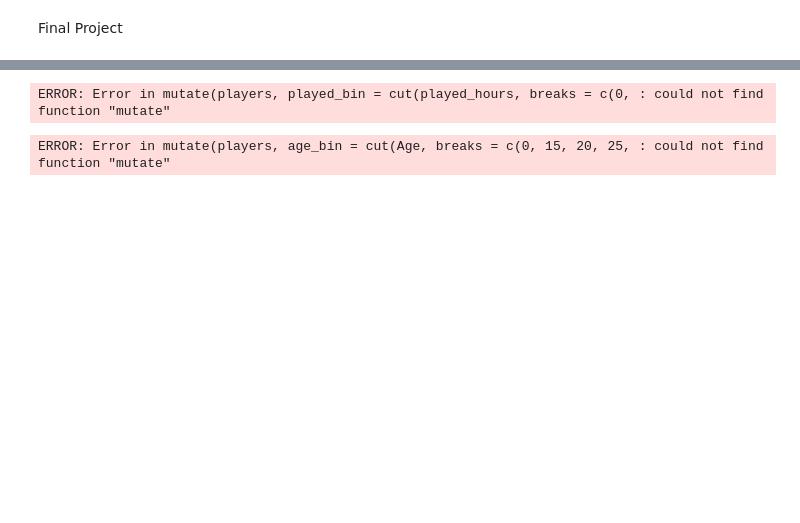
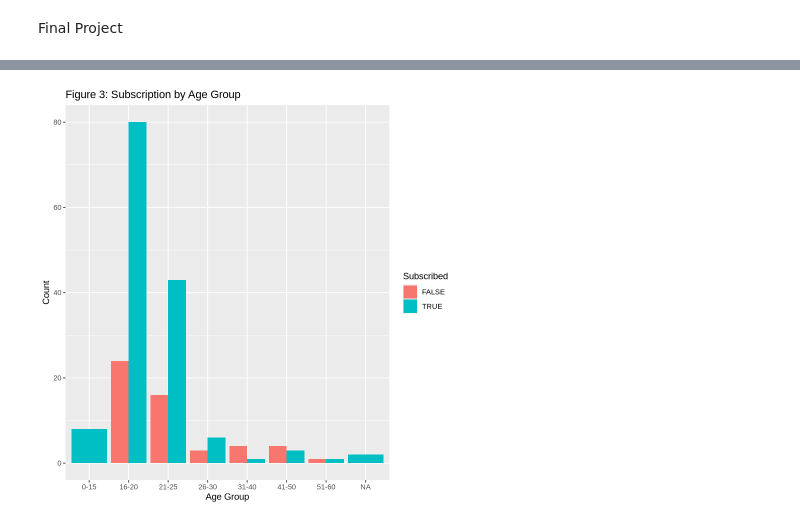
Before and after one commit to saclovessoup/dsci-100-project, a Jupyter notebook: Project_Final.ipynb, the cells around one changed output, grey strips where cells are left out. Cells and saved outputs as stored; diff of their text form; code cells hidden in the pictures; blank space fills up the shorter version.

```diff
--- a/Project_Final.ipynb
+++ b/Project_Final.ipynb
@@ -73,30 +72,18 @@ ERROR: Error in ggplot(summarise(group_by(players, experience), subscribe_rate =
 # %%
 players_clean <- players |>
-  mutate(played_bin = cut(played_hours, breaks = c(0, 5, 10, 20, 50, Inf),
-                          labels = c("0-5", "5-10", "10-20", "20-50", "50+")))
+  mutate(age_bin = cut(
+    Age,
+    breaks = c(0, 15, 20, 25, 30, 40, 50, 60, Inf),
+    labels = c("0-15", "16-20", "21-25", "26-30", "31-40", "41-50", "51-60", "60+")
+  ))
 
-ggplot(players_clean, aes(x = played_bin, fill = subscribe)) +
+ggplot(players_clean, aes(x = age_bin, fill = subscribe)) +
   geom_bar(position = "dodge") +
   labs(
-    title = "Subscription by Played Hours",
-    x = "Played Hours",
+    title = "Figure 3: Subscription by Age Group",
+    x = "Age Group",
     y = "Count",
     fill = "Subscribed"
   )
 # %% [output]
-ERROR: Error in mutate(players, played_bin = cut(played_hours, breaks = c(0, : could not find function "mutate"
+[figure, added]
-# %%
-players_clean <- players |>
-  mutate(age_bin = cut(Age, breaks = c(0, 15, 20, 25, 30, 40, 50, 60, Inf),
-                       labels = c("0-15", "16-20", "21-25", "26-30", "31-40", "41-50", "51-60", "60+")))
-
-ggplot(players_clean, aes(x = age_bin, fill = subscribe)) +
-  geom_bar(position = "dodge") +
-  labs(
-    title = "Subscription by Age Group",
-    x = "Age",
-    y = "Count",
-    fill = "Subscribed"
-  )
-# %% [output]
-ERROR: Error in mutate(players, age_bin = cut(Age, breaks = c(0, 15, 20, 25, : could not find function "mutate"
```
Also changed, not shown: parts of 13 cells of this notebook.
